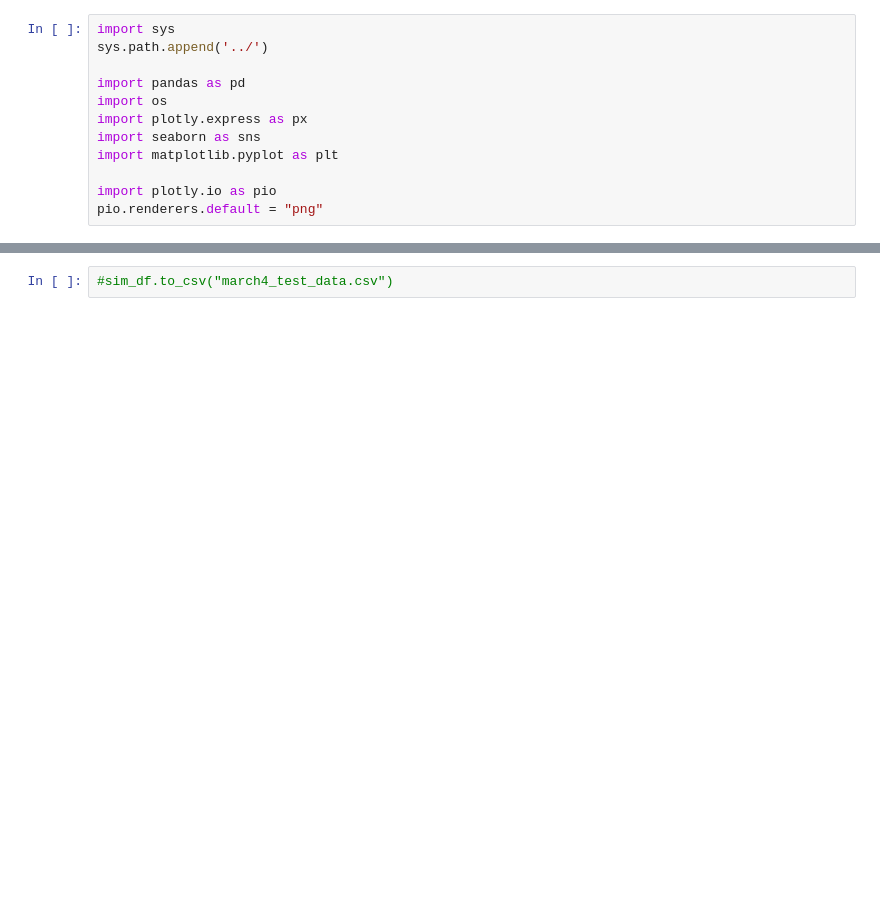
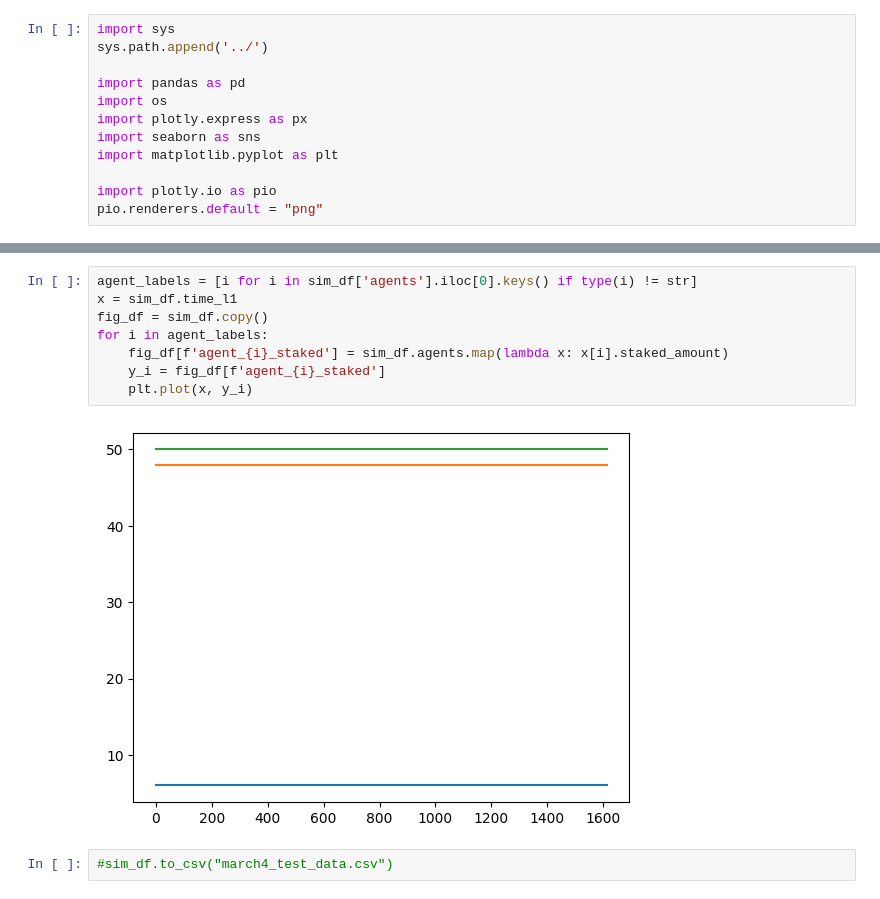
Before and after one commit to BlockScience/aztec-gddt, a Jupyter notebook: notebooks/test_run.ipynb, the cells around one changed output, grey strips where cells are left out. Saved outputs shown, nothing was run; the diff lists cells and outputs as text; blank space fills up the shorter version.

```diff
--- a/notebooks/test_run.ipynb
+++ b/notebooks/test_run.ipynb
@@ -23,3 +25,13 @@ sim_df["agents"].iloc[-1]
+# %%
+agent_labels = [i for i in sim_df['agents'].iloc[0].keys() if type(i) != str]
+x = sim_df.time_l1
+fig_df = sim_df.copy()
+for i in agent_labels:
+    fig_df[f'agent_{i}_staked'] = sim_df.agents.map(lambda x: x[i].staked_amount)
+    y_i = fig_df[f'agent_{i}_staked']
+    plt.plot(x, y_i)
+# %% [output]
+[figure, added]
 # %%
 #sim_df.to_csv("march4_test_data.csv")
 # %%
```
Also changed, not shown: parts of 15 cells of this notebook, 2 other files.
